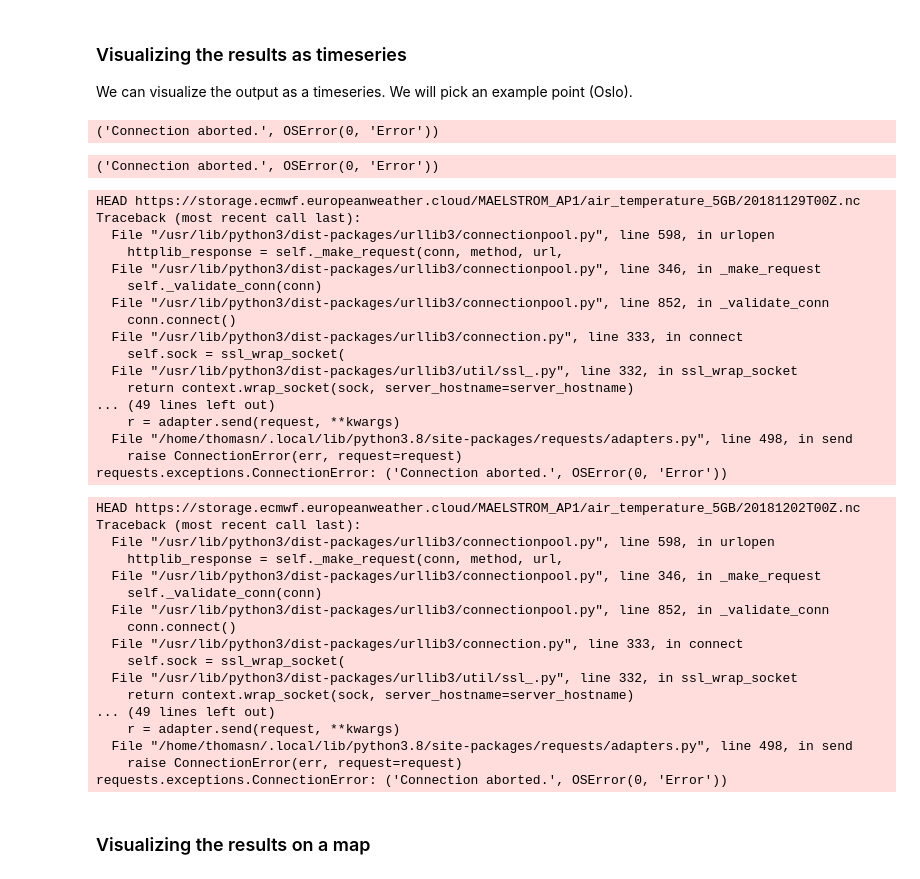
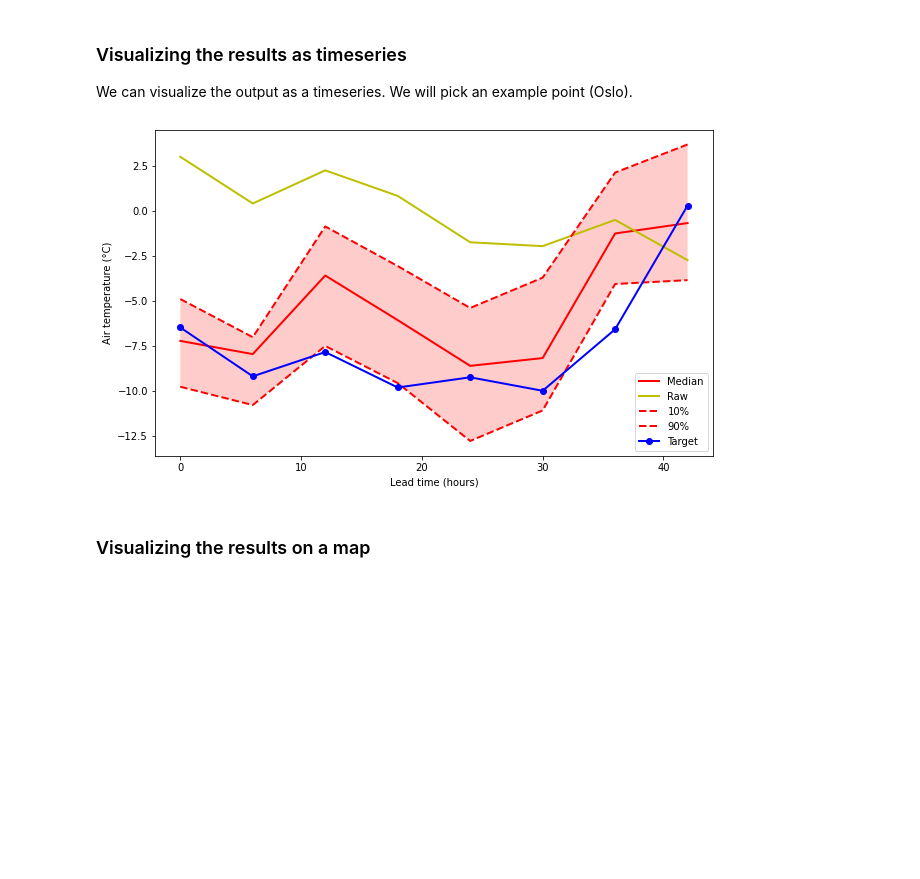
Before and after one commit to metno/maelstrom-yr, a Jupyter notebook: notebooks/demo_a1.ipynb, the cells around one changed output. Saved outputs shown, nothing was run; the diff lists cells and outputs as text; code cells hidden in the pictures; blank space fills up the shorter version.

```diff
--- a/notebooks/demo_a1.ipynb
+++ b/notebooks/demo_a1.ipynb
@@ -196,59 +238,23 @@ Text(0, 0.5, 'Mean absolute error (°C)')
 ### Visualizing the results as timeseries
 We can visualize the output as a timeseries. We will pick an example point (Oslo).
 # %%
-x = ds["leadtime"].astype(float) / 3600 / 1e9
 Y = 55
 X = 55
 plt.plot(x, output[0, Y, X, 0:num_leadtimes], 'r-', lw=2, label="Median")
-plt.plot(x, raw[0, Y, X, 0:num_leadtimes], 'y-', lw=2, label="Raw")
+plt.plot(x, raw[Ieval[0], Y, X, 0:num_leadtimes], 'y-', lw=2, label="Raw")
 lower = output[0, Y, X,num_leadtimes:2*num_leadtimes]
 upper = output[0, Y, X, 2*num_leadtimes:3*num_leadtimes]
 plt.plot(x, lower, 'r--', lw=2, label="10%")
 plt.plot(x, upper, 'r--', lw=2, label="90%")
 xx = np.concatenate((x, x[::-1]))
 plt.fill(np.concatenate((x, x[::-1])), np.concatenate((lower, upper[::-1])), color='r', alpha=0.2, linewidth=0)
-plt.plot(x, target[0, Y, X, :], 'bo-', lw=2, label="Target")
+plt.plot(x, target[Ieval[0], Y, X, :], 'bo-', lw=2, label="Target")
 plt.legend()
 plt.xlabel("Lead time (hours)")
 plt.ylabel("Air temperature (°C)")
 plt.gcf().set_size_inches(10, 6)
 # %% [output]
-('Connection aborted.', OSError(0, 'Error'))
-('Connection aborted.', OSError(0, 'Error'))
-HEAD https://storage.ecmwf.europeanweather.cloud/MAELSTROM_AP1/air_temperature_5GB/20181129T00Z.nc
-Traceback (most recent call last):
-  File "/usr/lib/python3/dist-packages/urllib3/connectionpool.py", line 598, in urlopen
-    httplib_response = self._make_request(conn, method, url,
-  File "/usr/lib/python3/dist-packages/urllib3/connectionpool.py", line 346, in _make_request
-    self._validate_conn(conn)
-  File "/usr/lib/python3/dist-packages/urllib3/connectionpool.py", line 852, in _validate_conn
-    conn.connect()
-  File "/usr/lib/python3/dist-packages/urllib3/connection.py", line 333, in connect
-    self.sock = ssl_wrap_socket(
-  File "/usr/lib/python3/dist-packages/urllib3/util/ssl_.py", line 332, in ssl_wrap_socket
-    return context.wrap_socket(sock, server_hostname=server_hostname)
-... (49 lines left out)
-    r = adapter.send(request, **kwargs)
-  File "/home/thomasn/.local/lib/python3.8/site-packages/requests/adapters.py", line 498, in send
-    raise ConnectionError(err, request=request)
-requests.exceptions.ConnectionError: ('Connection aborted.', OSError(0, 'Error'))
-HEAD https://storage.ecmwf.europeanweather.cloud/MAELSTROM_AP1/air_temperature_5GB/20181202T00Z.nc
-Traceback (most recent call last):
-  File "/usr/lib/python3/dist-packages/urllib3/connectionpool.py", line 598, in urlopen
-    httplib_response = self._make_request(conn, method, url,
-  File "/usr/lib/python3/dist-packages/urllib3/connectionpool.py", line 346, in _make_request
-    self._validate_conn(conn)
-  File "/usr/lib/python3/dist-packages/urllib3/connectionpool.py", line 852, in _validate_conn
-    conn.connect()
-  File "/usr/lib/python3/dist-packages/urllib3/connection.py", line 333, in connect
-    self.sock = ssl_wrap_socket(
-  File "/usr/lib/python3/dist-packages/urllib3/util/ssl_.py", line 332, in ssl_wrap_socket
-    return context.wrap_socket(sock, server_hostname=server_hostname)
-... (49 lines left out)
-    r = adapter.send(request, **kwargs)
-  File "/home/thomasn/.local/lib/python3.8/site-packages/requests/adapters.py", line 498, in send
-    raise ConnectionError(err, request=request)
-requests.exceptions.ConnectionError: ('Connection aborted.', OSError(0, 'Error'))
+[figure, added]
 # %% [markdown]
 ### Visualizing the results on a map
 # %%
```
Also changed, not shown: parts of 13 cells of this notebook.
